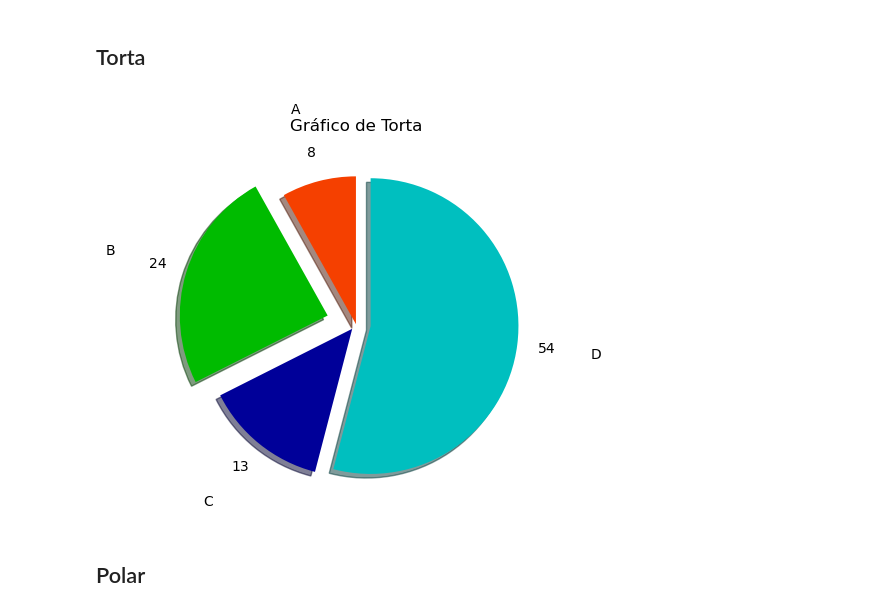
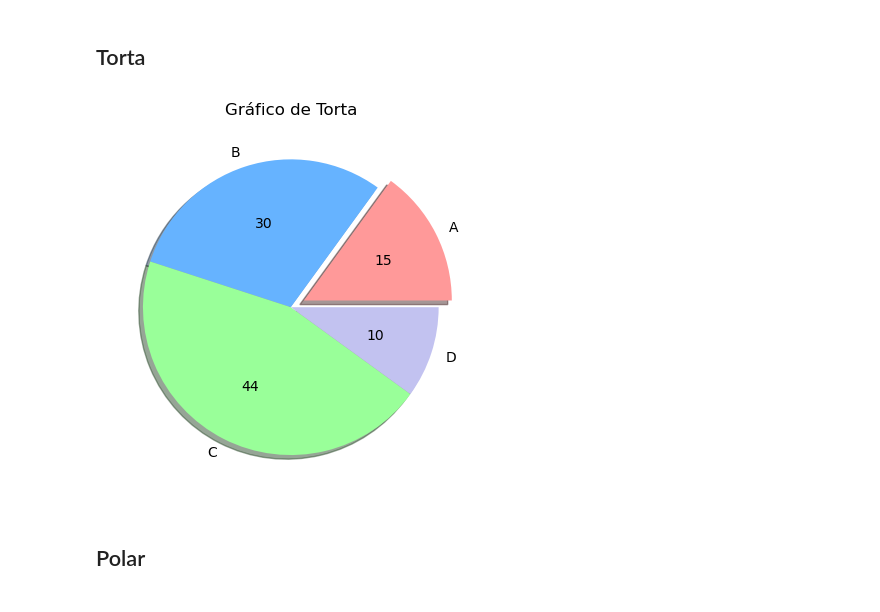
Before and after one commit to Santiago-Echeverri-Arteaga/Programacion_UQ_Fisica, a Jupyter notebook: Codigos/sympy_scipy_matplotlib.ipynb, the cells around one changed output. Saved outputs shown, nothing was run; the diff lists cells and outputs as text; code cells hidden in the pictures.

```diff
--- a/Codigos/sympy_scipy_matplotlib.ipynb
+++ b/Codigos/sympy_scipy_matplotlib.ipynb
@@ -1460,33 +1535,33 @@ plt.show()
 # %%
 import matplotlib.pyplot as plt
 
 # Datos de ejemplo
 etiquetas = ['A', 'B', 'C', 'D']
 valores = [15, 30, 45, 10]
 
 # Colores para las partes del gráfico
 colores = ['#ff9999', '#66b3ff', '#99ff99', '#c2c2f0']
 
 # Explode para resaltar una porción
 explode = (0.1, 0, 0, 0)
 
 # Crear una figura y ejes para el gráfico de torta
 fig, ax = plt.subplots()
 
 # Graficar el gráfico de torta
-ax.pie([15,45,25,100],
-            colors=['#F54000','#00BB00','#000099','c'],
-            labels=['A','B','C', 'D'], explode=[0,0.2,0.04,0.1],
-            labeldistance=1.5, shadow=True, startangle=90,
-            autopct='%d', pctdistance=1.2)
+ax.pie(valores,
+            colors=colores,
+            labels=['A','B','C', 'D'], explode=explode,
+            labeldistance=1.1, shadow=True, startangle=0,
+            autopct='%d', pctdistance=0.6)
 
 # Personalizar el gráfico de torta
 ax.set_title('Gráfico de Torta')
 
 # Mostrar el gráfico
 plt.show()
 # %% [output]
-[figure, old version]
+[figure, new version]
 # %% [markdown]
 ## Polar
 # %%
```
Also changed, not shown: parts of 21 cells of this notebook, 1 other file.
